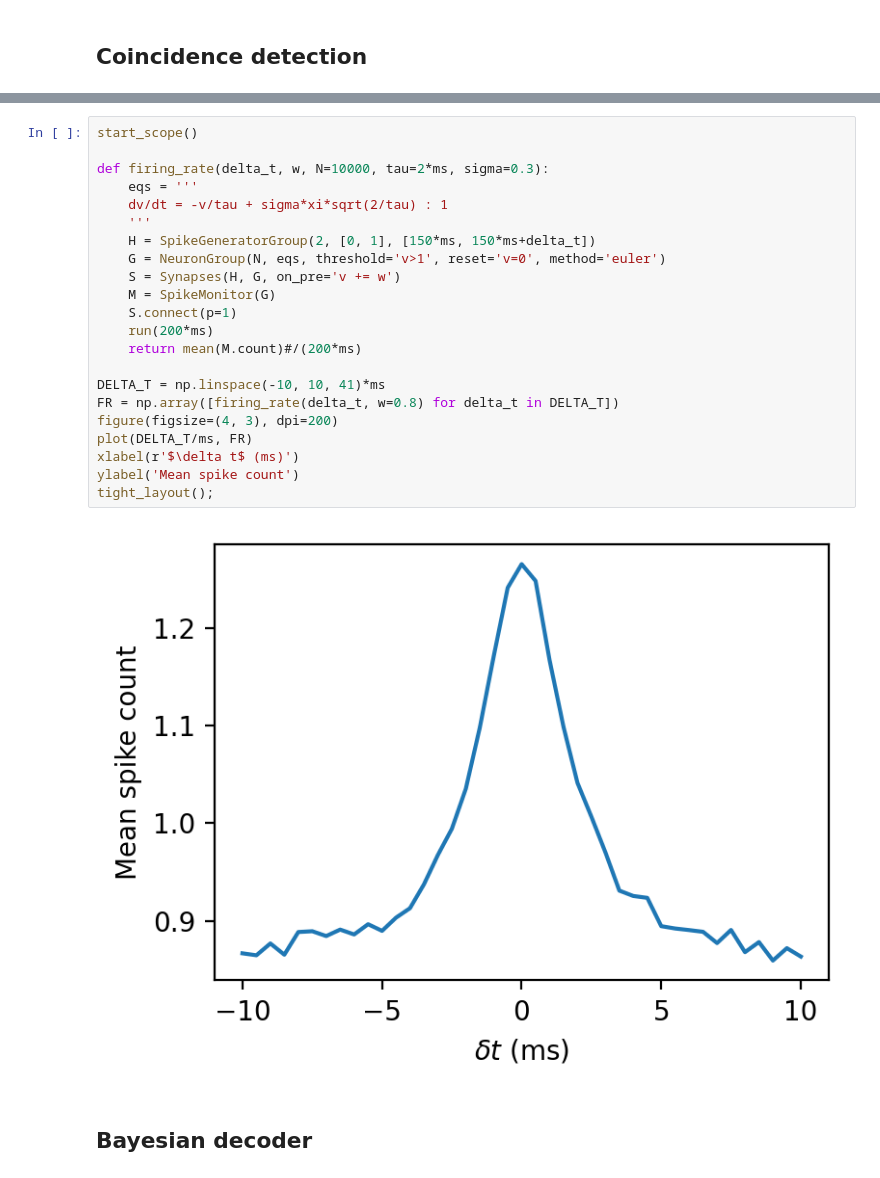
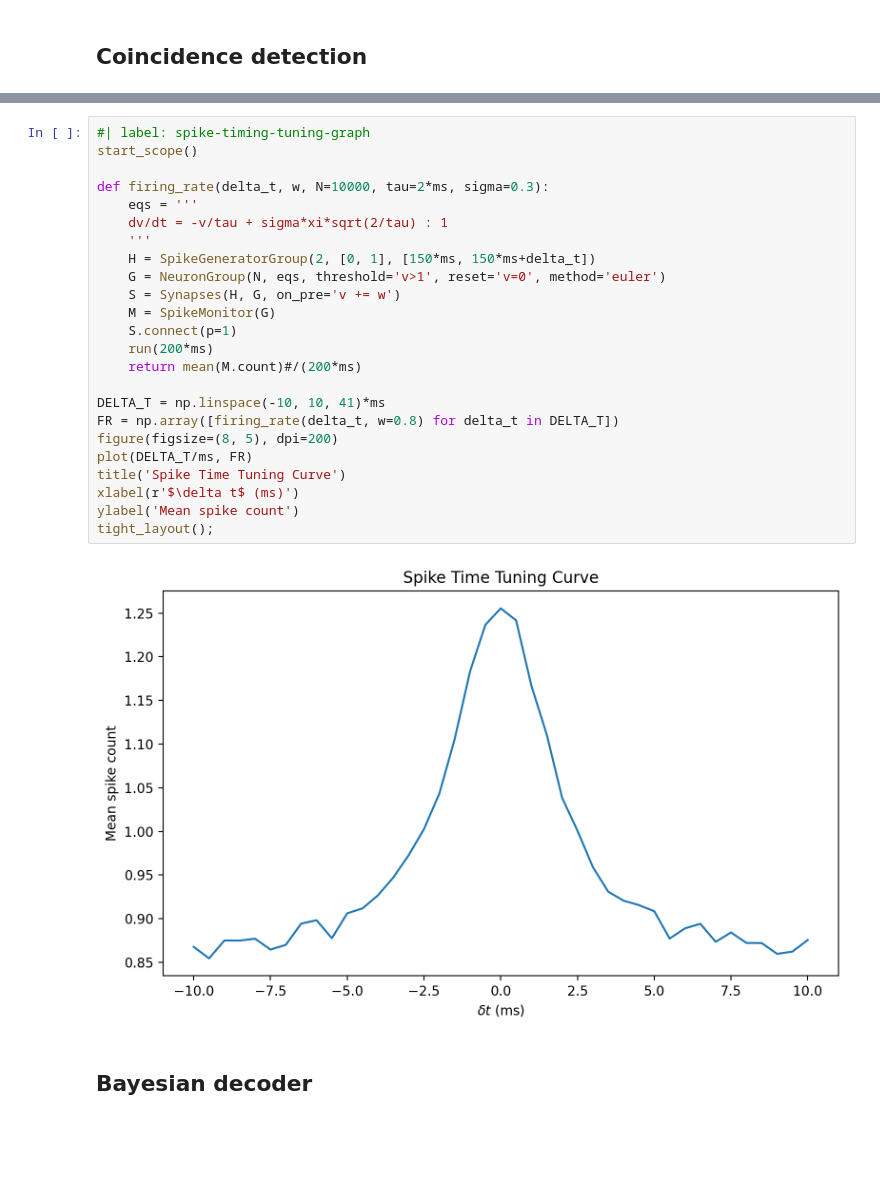
Before and after one commit to neuro4ml/neuro4ml.github.io, a Jupyter notebook: Week_2/6. w2-figures.ipynb, the cells around one changed output, grey strips where cells are left out. Drawn from its saved outputs; the diff is of its cells as text; blank space fills up the shorter version.

```diff
--- a/Week_2/6. w2-figures.ipynb
+++ b/Week_2/6. w2-figures.ipynb
@@ -166,27 +338,29 @@ tight_layout();
 # %%
+#| label: spike-timing-tuning-graph
 start_scope()
 
 def firing_rate(delta_t, w, N=10000, tau=2*ms, sigma=0.3):
     eqs = '''
     dv/dt = -v/tau + sigma*xi*sqrt(2/tau) : 1
     '''
     H = SpikeGeneratorGroup(2, [0, 1], [150*ms, 150*ms+delta_t])
     G = NeuronGroup(N, eqs, threshold='v>1', reset='v=0', method='euler')
     S = Synapses(H, G, on_pre='v += w')
     M = SpikeMonitor(G)
     S.connect(p=1)
     run(200*ms)
     return mean(M.count)#/(200*ms)
 
 DELTA_T = np.linspace(-10, 10, 41)*ms
 FR = np.array([firing_rate(delta_t, w=0.8) for delta_t in DELTA_T])
-figure(figsize=(4, 3), dpi=200)
+figure(figsize=(8, 5), dpi=200)
 plot(DELTA_T/ms, FR)
+title('Spike Time Tuning Curve')
 xlabel(r'$\delta t$ (ms)')
 ylabel('Mean spike count')
 tight_layout();
 # %% [output]
-[figure, old version]
+[figure, new version]
 # %% [markdown]
 ## Bayesian decoder
 # %%
```
Also changed, not shown: parts of 10 cells of this notebook, 5 other files.
